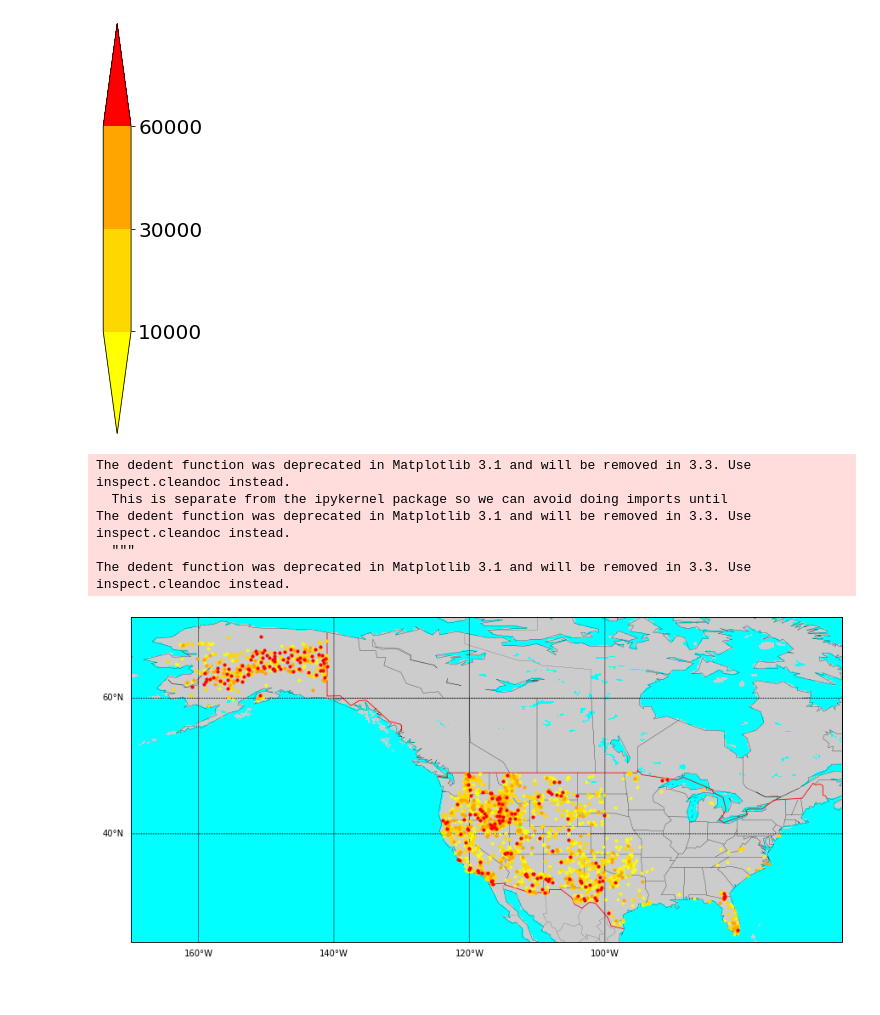
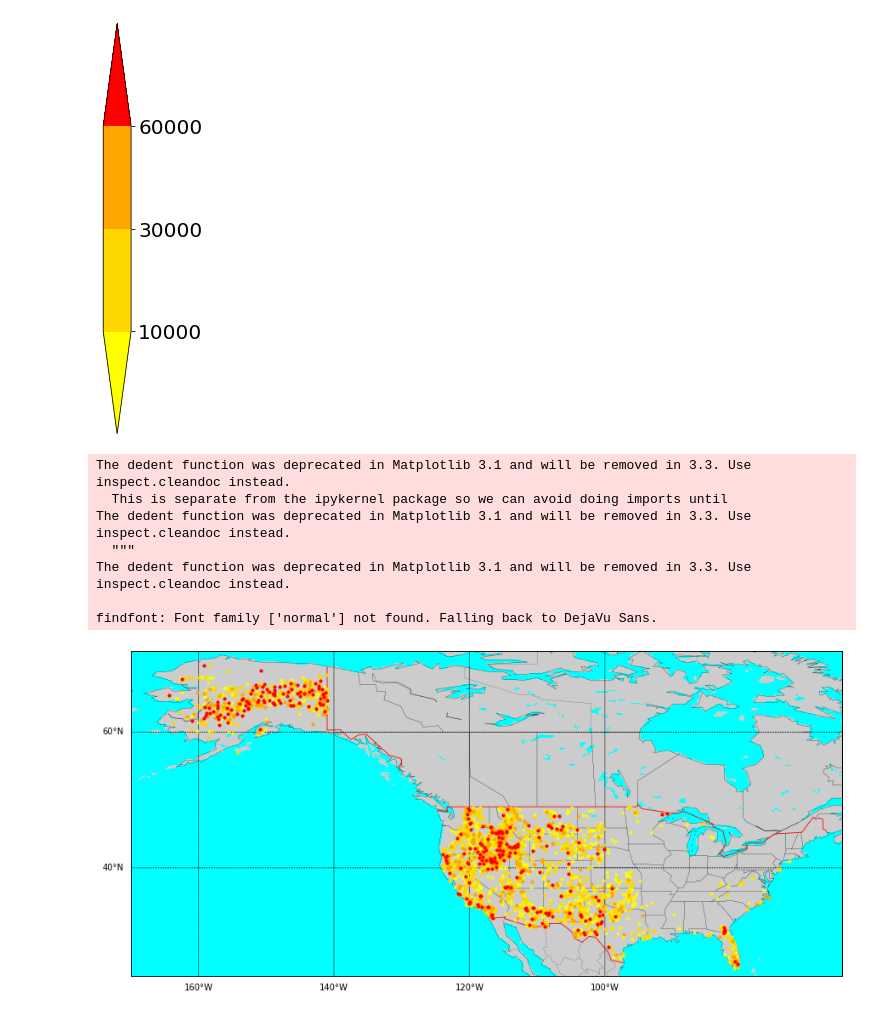
Before and after one commit to adityasant/ECE143_Project, a Jupyter notebook: Local Notebooks/wildfire_datacleaning.ipynb, the cells around one changed output. Saved outputs shown, nothing was run; the diff lists cells and outputs as text; code cells hidden in the pictures.

Commit message:
Adding intro plots for slides

```diff
--- a/Local Notebooks/wildfire_datacleaning.ipynb
+++ b/Local Notebooks/wildfire_datacleaning.ipynb
@@ -141,5 +141,13 @@ figure = svm.get_figure()
 Based on the observed data, it is decided to specifically geolocate, i terms of latitude and longitude, where the largest of these fires are occuring.
 # %% [markdown]
 Fires of category G are considered, with areas greater than 5000 hectares
+# %%
+import matplotlib as mpl
+font = {'family' : 'normal',
+        'weight' : 'normal',
+        'size'   : 15
+       }
+
+mpl.rc('font', **font)
 # %%
 large_fire_len = len(large_size_wildfire_data['FIRE_SIZE'])
@@ -259,7 +306,7 @@ map.drawmeridians(np.arange(-160,-90,20),labels=[0,0,0,1],fontsize=10)
 map.fillcontinents(color='lightgrey', zorder=1,lake_color='aqua')
 map.drawlsmask(ocean_color='aqua',lakes=True,zorder=1)
 
-yr_lower = 2000
+yr_lower = 1992
 yr_higher = 2015
 
 ## Large fires
@@ -304,31 +351,33 @@ lat_temp = [large_size_wildfire_data['LATITUDE'][i] for i in range(large_fire_le
              lim_low<=large_size_wildfire_data['FIRE_SIZE'][i]<lim_high and \
             yr_lower<large_size_wildfire_data['FIRE_YEAR'][i]<yr_higher]
 
 scat = map.scatter(long_temp, lat_temp,s=10);
 scat.set_color('gold')
 scat.set_alpha(1)
 scat.set_zorder(10)
 
 ## Small fires
 lim_low = 5000
 lim_high = 10000
 long_temp = [large_size_wildfire_data['LONGITUDE'][i] for i in range(large_fire_len) if \
              lim_low<=large_size_wildfire_data['FIRE_SIZE'][i]<lim_high and \
             yr_lower<large_size_wildfire_data['FIRE_YEAR'][i]<yr_higher]
 lat_temp = [large_size_wildfire_data['LATITUDE'][i] for i in range(large_fire_len) if \
              lim_low<=large_size_wildfire_data['FIRE_SIZE'][i]<lim_high and \
             yr_lower<large_size_wildfire_data['FIRE_YEAR'][i]<yr_higher]
 
 scat = map.scatter(long_temp, lat_temp,s=10);
 scat.set_color('yellow')
 scat.set_alpha(0.75)
 scat.set_zorder(9)
 
 plt.show()
 # %% [output]
 The dedent function was deprecated in Matplotlib 3.1 and will be removed in 3.3. Use inspect.cleandoc instead.
   This is separate from the ipykernel package so we can avoid doing imports until
 The dedent function was deprecated in Matplotlib 3.1 and will be removed in 3.3. Use inspect.cleandoc instead.
   """
 The dedent function was deprecated in Matplotlib 3.1 and will be removed in 3.3. Use inspect.cleandoc instead.
+
+findfont: Font family ['normal'] not found. Falling back to DejaVu Sans.
-[figure, old version]
+[figure, new version]
```
Also changed, not shown: parts of 8 cells of this notebook.
